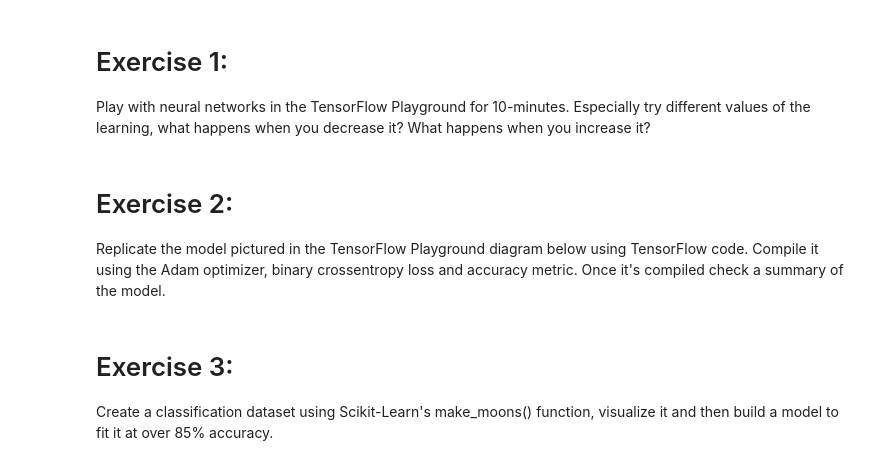
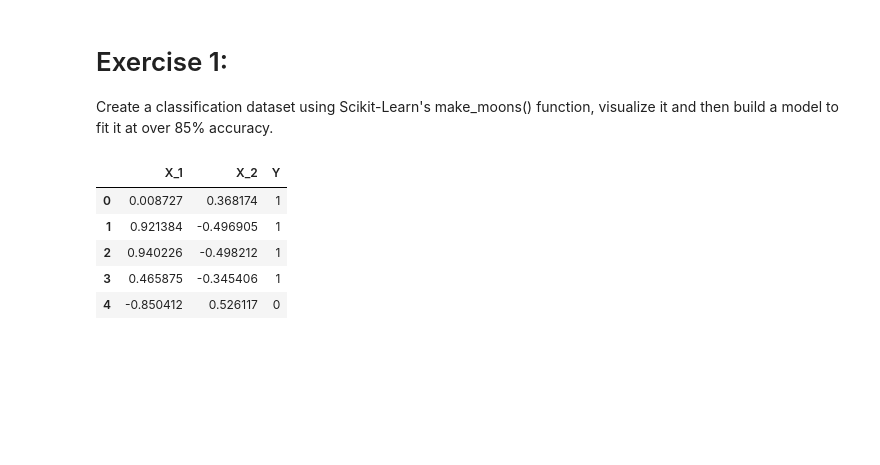
Before and after one commit to hasanzeynal/TensorFlow-Developer-Certificate, a Jupyter notebook: Exercises/02_neural_network_classification_in_tensorflow.ipynb, the cells around one changed output. Saved outputs shown, nothing was run; the diff lists cells and outputs as text; code cells hidden in the pictures; blank space fills up the shorter version.

```diff
--- a/Exercises/02_neural_network_classification_in_tensorflow.ipynb
+++ b/Exercises/02_neural_network_classification_in_tensorflow.ipynb
@@ -1,5 +1,2 @@
 # %% [markdown]
 <a href="https://colab.research.google.com/github/hasanzeynal/TensorFlow-Developer-Certificate/blob/main/Exercises/02_neural_network_classification_in_tensorflow.ipynb" target="_parent"><img src="https://colab.research.google.com/assets/colab-badge.svg" alt="Open In Colab"/></a>
-# %% [markdown]
-# Exercise 1:
-Play with neural networks in the TensorFlow Playground for 10-minutes. Especially try different values of the learning, what happens when you decrease it? What happens when you increase it?
@@ -9,3 +2,0 @@ import tensorflow as tf
-# %% [markdown]
-# Exercise 2:
-Replicate the model pictured in the TensorFlow Playground diagram below using TensorFlow code. Compile it using the Adam optimizer, binary crossentropy loss and accuracy metric. Once it's compiled check a summary of the model.
@@ -12,3 +12,24 @@ Replicate the model pictured in the TensorFlow Playground diagram below using Te
 # %% [markdown]
-# Exercise 3:
+# Exercise 1:
 Create a classification dataset using Scikit-Learn's make_moons() function, visualize it and then build a model to fit it at over 85% accuracy.
+# %%
+#import make_moons() from sklearn
+from sklearn.datasets import make_moons
+
+X,y = make_moons(n_samples=1000,
+                 random_state= 42)
+
+#create dataframe
+make_moons_df = pd.DataFrame({'X_1': X[:,0],
+                              'X_2': X[:,1],
+                              'Y': y})
+
+#print make_moons_df
+make_moons_df.head()
+# %% [output]
+|  | X_1 | X_2 | Y |
+| 0 | 0.008727 | 0.368174 | 1 |
+| 1 | 0.921384 | -0.496905 | 1 |
+| 2 | 0.940226 | -0.498212 | 1 |
+| 3 | 0.465875 | -0.345406 | 1 |
+| 4 | -0.850412 | 0.526117 | 0 |
```
Also changed, not shown: parts of 11 cells of this notebook.
